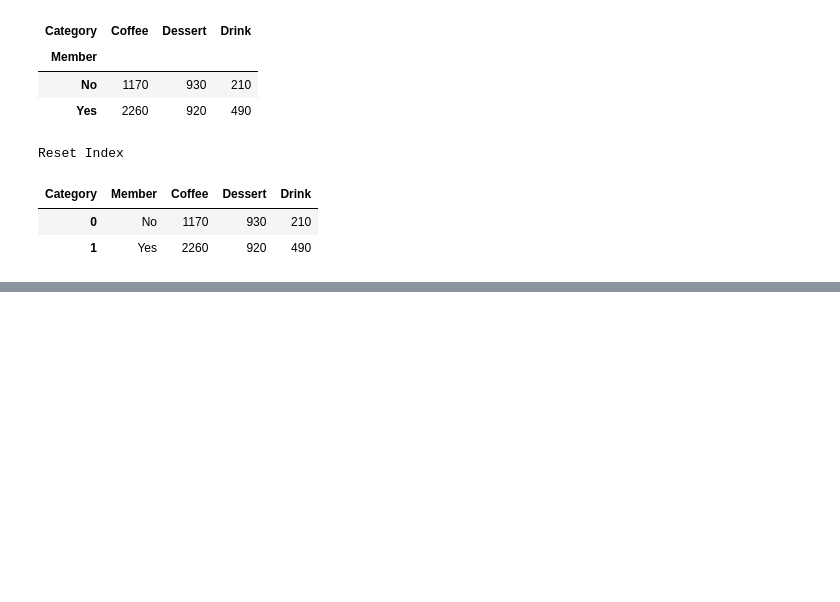
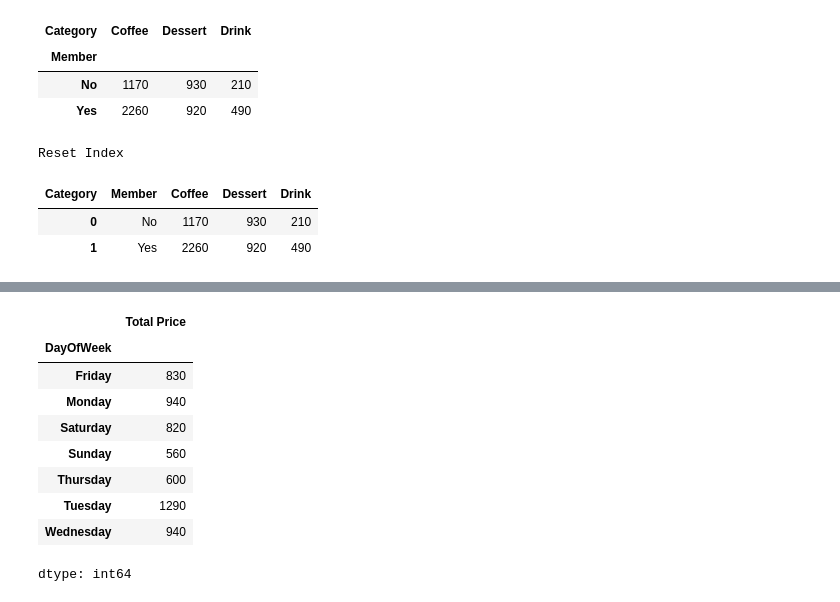
Before and after one commit to kk910925/Data-Analysis, a Jupyter notebook: Coffee_Shop.ipynb, the cells around one changed output, grey strips where cells are left out. Cells and saved outputs as stored; diff of their text form; code cells hidden in the pictures; blank space fills up the shorter version.

```diff
--- a/Coffee_Shop.ipynb
+++ b/Coffee_Shop.ipynb
@@ -219,0 +261,19 @@ Reset Index
+# %%
+# 提示：使用 pd.to_datetime 轉換 'Date'，然後使用 .
+# dt.dayofweek (0=星期一, 6=星期日) 或 .dt.day_name()。
+
+df['Date'] = pd.to_datetime(df['Date'])
+df['DayOfWeek'] = df['Date'].dt.day_name()
+price_by_day = df.groupby('DayOfWeek')['Total Price'].sum()
+display(price_by_day)
+# %% [output]
+|  | Total Price |
+| DayOfWeek |  |
+| Friday | 830 |
+| Monday | 940 |
+| Saturday | 820 |
+| Sunday | 560 |
+| Thursday | 600 |
+| Tuesday | 1290 |
+| Wednesday | 940 |
+dtype: int64
```
Also changed, not shown: parts of 5 cells of this notebook.
